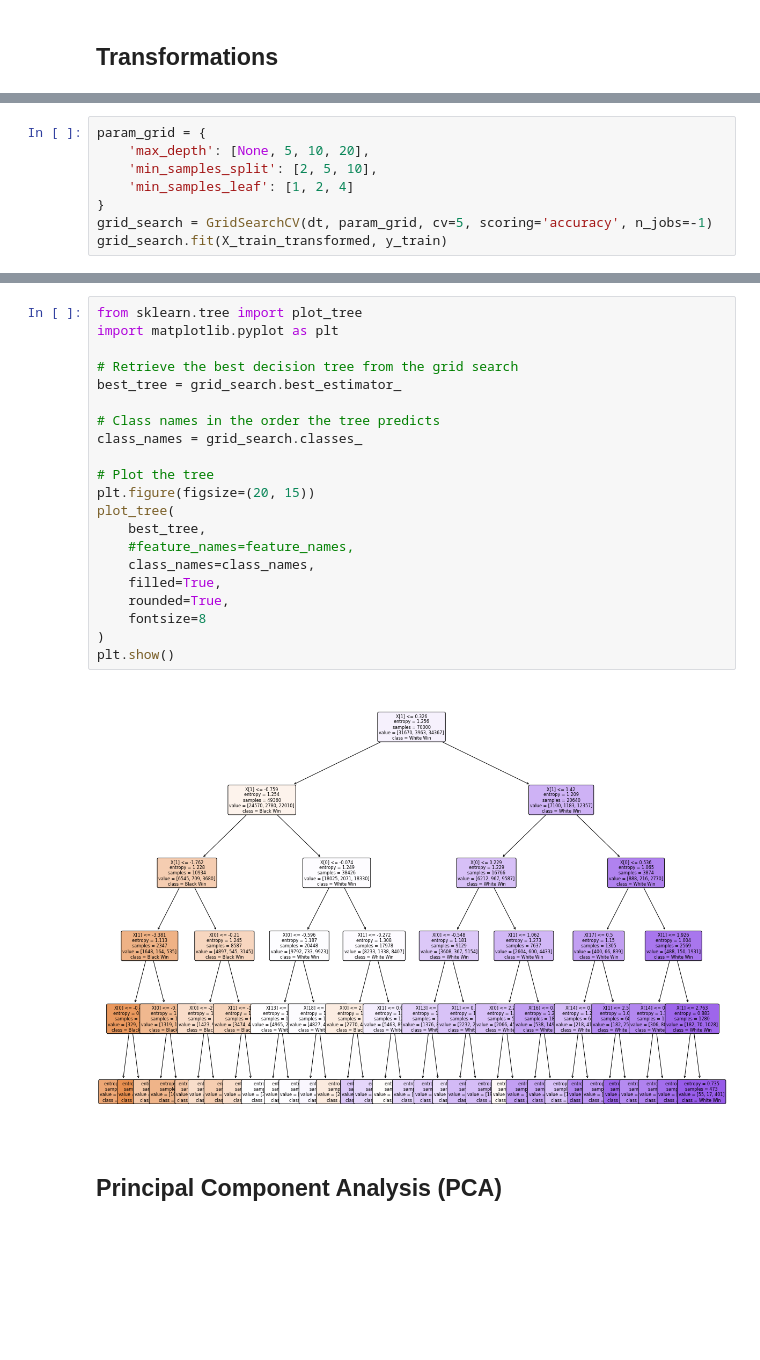
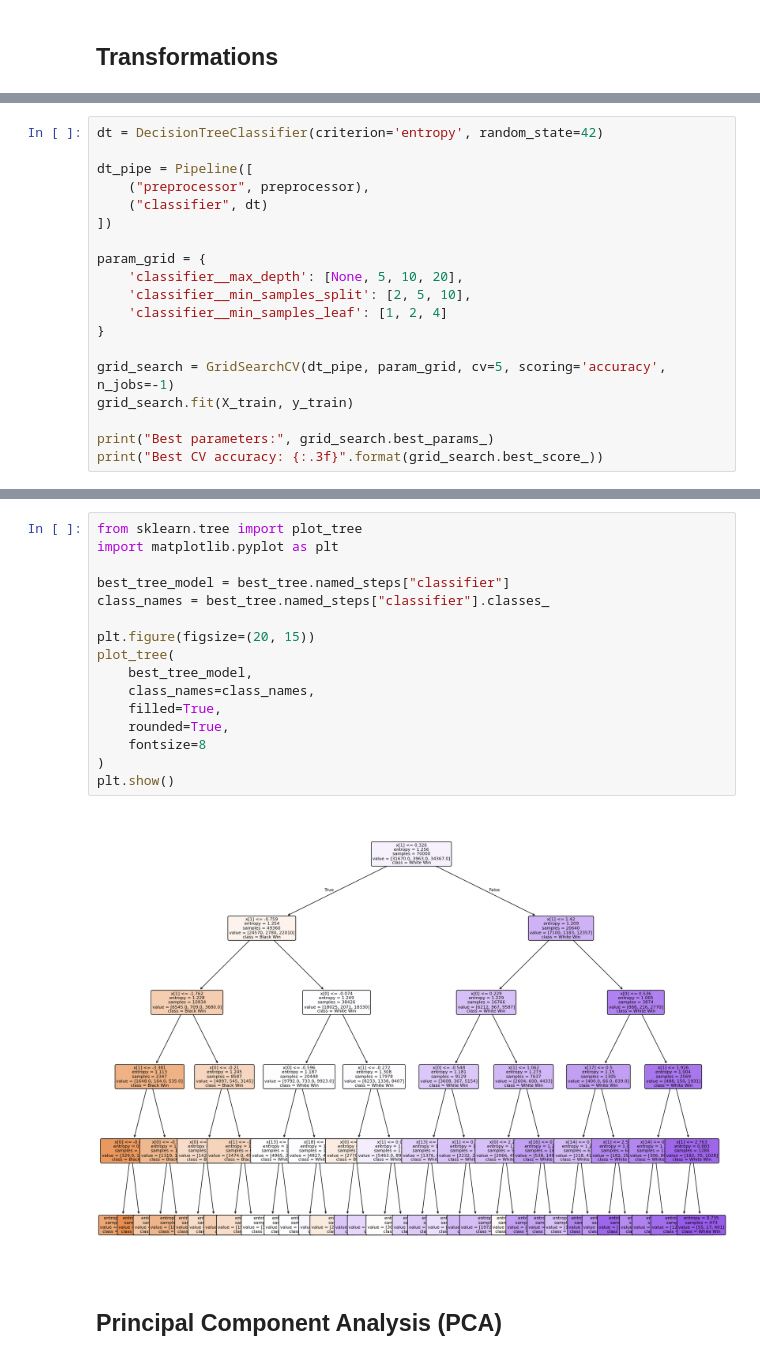
Before and after one commit to DimKaisaris/Predicting-Chess-Game-Outcomes-with-Machine-Learning, a Jupyter notebook: python code/classification/Part2_class(c)_DT&PCA.ipynb, the cells around one changed output, grey strips where cells are left out. Drawn from its saved outputs; the diff is of its cells as text; blank space fills up the shorter version.

```diff
--- a/python code/classification/Part2_class(c)_DT&PCA.ipynb
+++ b/python code/classification/Part2_class(c)_DT&PCA.ipynb
@@ -52,9 +48,20 @@ dt = DecisionTreeClassifier(criterion='entropy', random_state=42)
 # %%
+dt = DecisionTreeClassifier(criterion='entropy', random_state=42)
+
+dt_pipe = Pipeline([
+    ("preprocessor", preprocessor),
+    ("classifier", dt)
+])
+
 param_grid = {
-    'max_depth': [None, 5, 10, 20],
-    'min_samples_split': [2, 5, 10],
-    'min_samples_leaf': [1, 2, 4]
+    'classifier__max_depth': [None, 5, 10, 20],
+    'classifier__min_samples_split': [2, 5, 10],
+    'classifier__min_samples_leaf': [1, 2, 4]
 }
-grid_search = GridSearchCV(dt, param_grid, cv=5, scoring='accuracy', n_jobs=-1)
-grid_search.fit(X_train_transformed, y_train)
+
+grid_search = GridSearchCV(dt_pipe, param_grid, cv=5, scoring='accuracy', n_jobs=-1)
+grid_search.fit(X_train, y_train)
+
+print("Best parameters:", grid_search.best_params_)
+print("Best CV accuracy: {:.3f}".format(grid_search.best_score_))
 # %% [output]
@@ -103,25 +94,20 @@ joblib.dump(best_tree, 'best_decision_tree.joblib')
 # %%
 from sklearn.tree import plot_tree
 import matplotlib.pyplot as plt
 
-# Retrieve the best decision tree from the grid search
-best_tree = grid_search.best_estimator_
+best_tree_model = best_tree.named_steps["classifier"]
+class_names = best_tree.named_steps["classifier"].classes_
 
-# Class names in the order the tree predicts
-class_names = grid_search.classes_
-
-# Plot the tree
 plt.figure(figsize=(20, 15))
 plot_tree(
-    best_tree,
-    #feature_names=feature_names,
+    best_tree_model,
     class_names=class_names,
     filled=True,
     rounded=True,
     fontsize=8
 )
 plt.show()
 # %% [output]
-[figure, old version]
+[figure, new version]
 # %% [markdown]
 ## Principal Component Analysis (PCA)
```
Also changed, not shown: parts of 22 cells of this notebook, 6 other files.
